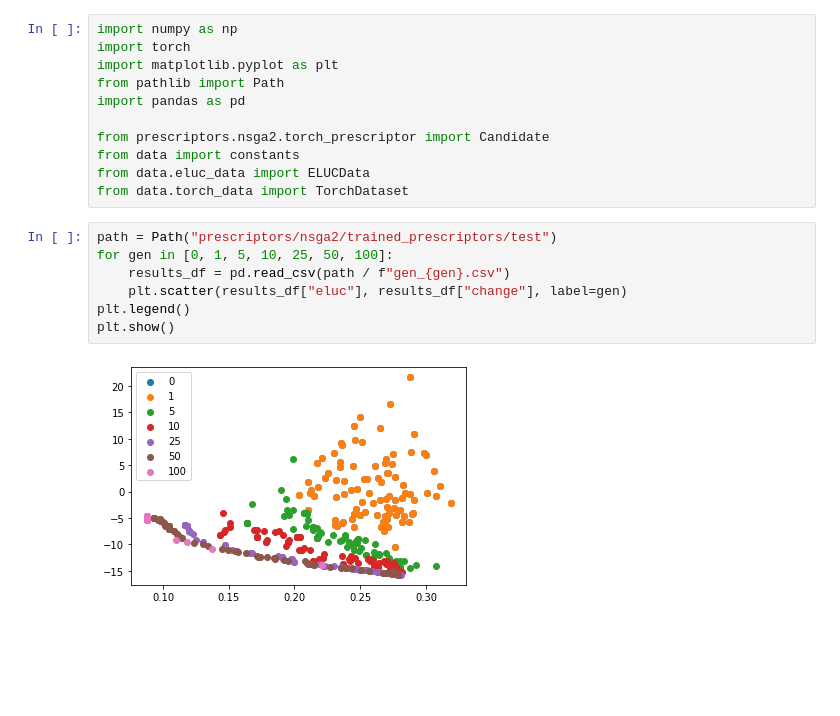
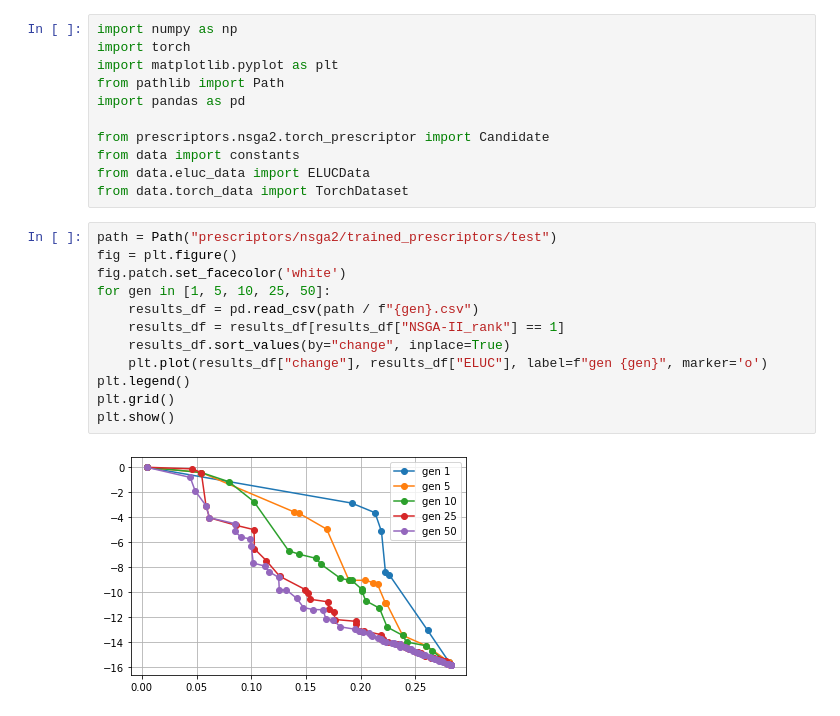
Before and after one commit to Project-Resilience/mvp, a Jupyter notebook: use_cases/eluc/prescriptors/nsga2/test.ipynb, the cells around one changed output. Saved outputs shown, nothing was run; the diff lists cells and outputs as text; blank space fills up the shorter version.

```diff
--- a/use_cases/eluc/prescriptors/nsga2/test.ipynb
+++ b/use_cases/eluc/prescriptors/nsga2/test.ipynb
@@ -11,10 +11,15 @@ from data.eluc_data import ELUCData
 from data.torch_data import TorchDataset
 # %%
 path = Path("prescriptors/nsga2/trained_prescriptors/test")
-for gen in [0, 1, 5, 10, 25, 50, 100]:
-    results_df = pd.read_csv(path / f"gen_{gen}.csv")
-    plt.scatter(results_df["eluc"], results_df["change"], label=gen)
+fig = plt.figure()
+fig.patch.set_facecolor('white')
+for gen in [1, 5, 10, 25, 50]:
+    results_df = pd.read_csv(path / f"{gen}.csv")
+    results_df = results_df[results_df["NSGA-II_rank"] == 1]
+    results_df.sort_values(by="change", inplace=True)
+    plt.plot(results_df["change"], results_df["ELUC"], label=f"gen {gen}", marker='o')
 plt.legend()
+plt.grid()
 plt.show()
 # %% [output]
-[figure, old version]
+[figure, new version]
```
Also changed, not shown: 5 other files.
